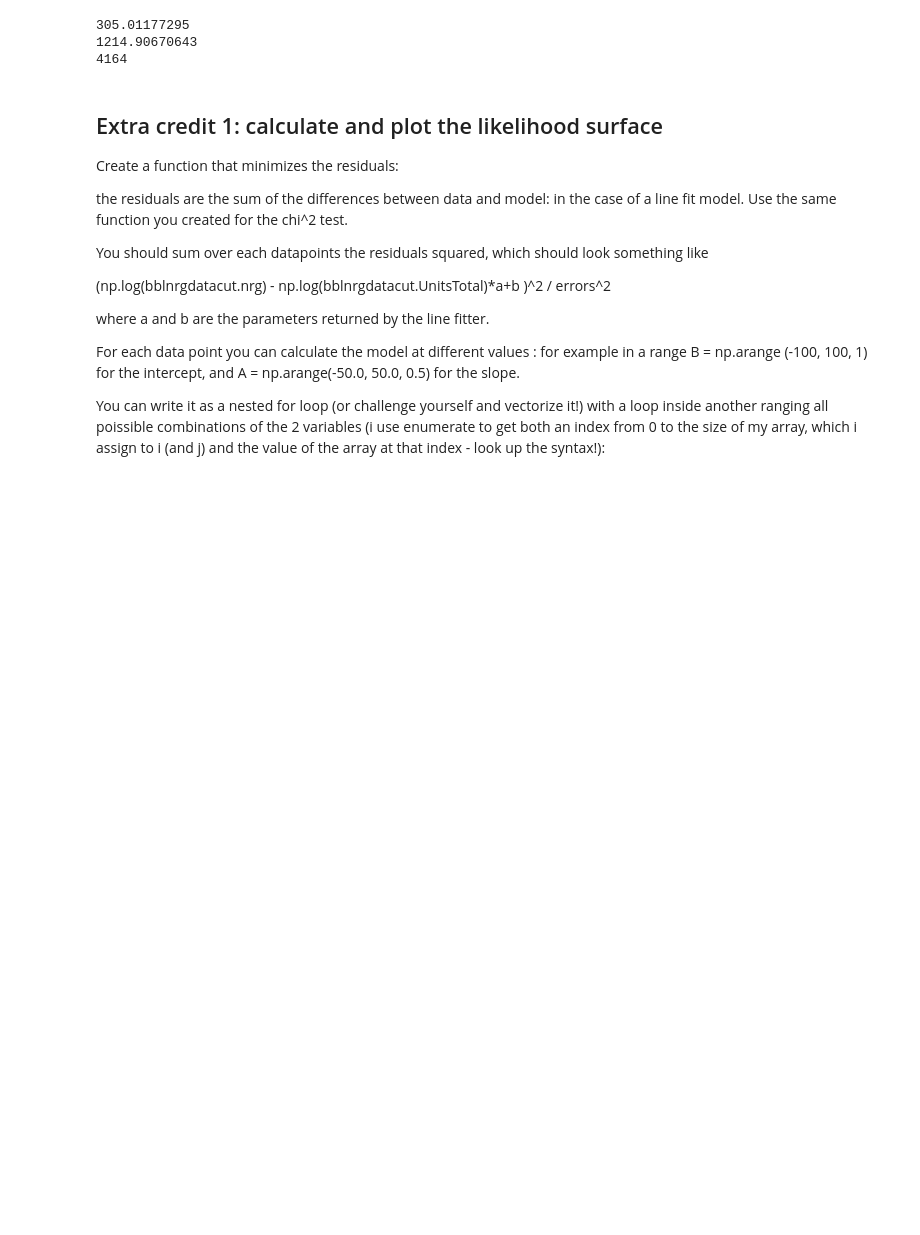
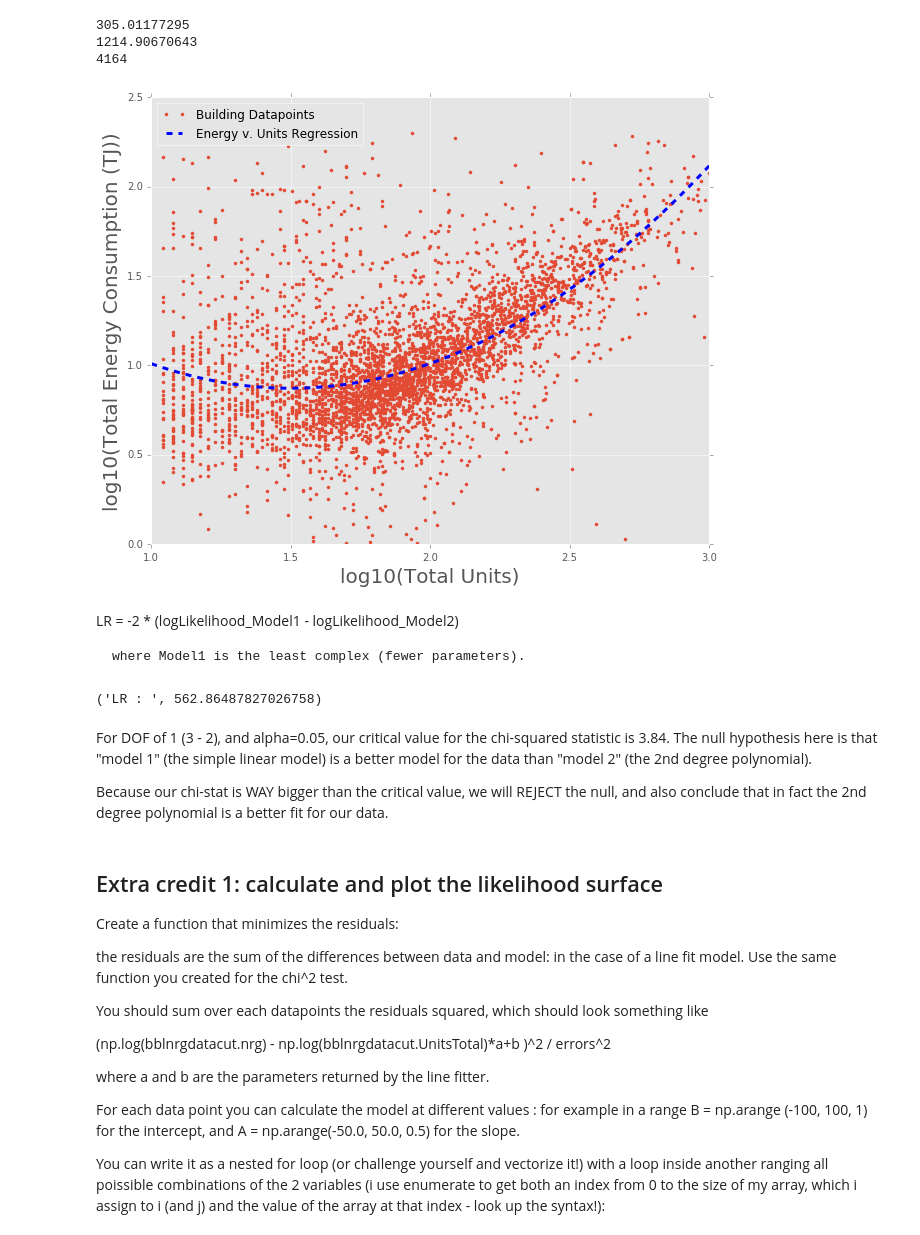
Before and after one commit to ian-wright/NYUclass-urban-informatics, a Jupyter notebook: HW6_iw453/hw6_assign1.ipynb, the cells around one changed output. Cells and saved outputs as stored; diff of their text form; code cells hidden in the pictures; blank space fills up the shorter version.

```diff
--- a/HW6_iw453/hw6_assign1.ipynb
+++ b/HW6_iw453/hw6_assign1.ipynb
@@ -469,3 +472,30 @@ print len(df.log_energy)
+# %%
+# 4) Fit a 2nd degree polynomial to the Units vs Energy.
+
+# I'm going to fit a 2nd degree polynomial to the Energy (Y) vs. Units (X) data, as this
+# has a much nicer distribution across the independent variable (Units in this case)
+#df['log_units_squared'] = df.log_units.map(np.square)
+poly2fit = np.polyfit(df.log_units, df.log_energy, 2)
+# %%
+# plot data and 2nd degree polynomial regression output for 'Energy vs Units' on log-log axes
+xrange = np.linspace(1, 3, 100)
+
+fig, ax = plt.subplots()
+fig.set_size_inches(10,8)
+
+ax.plot(df.log_units, df.log_energy, '.', label='Building Datapoints')
+
+# plot 2nd degree polynomial fitted line
+ax.plot(xrange, (poly2fit[0]*xrange**2) + (poly2fit[1]*xrange) + poly2fit[2],
+        'b--', linewidth=3, label='Energy v. Units Regression')
+
+ax.set_ylabel('log10(Total Energy Consumption (TJ))', fontsize=20)
+ax.set_xlabel('log10(Total Units)', fontsize=20)
+ax.legend(loc=2)
+
+plt.show()
+# %% [output]
+[figure, added]
 # %%
 # 5) Compare the Units vs Energy line fit and the Units vs Energy 2nd degree polynomial fit
 #    with the Likelihood ratio test.
@@ -472,6 +506,15 @@ print len(df.log_energy)
+# %% [markdown]
+LR  =  -2 * (logLikelihood_Model1 - logLikelihood_Model2)
+
+    where Model1 is the least complex (fewer parameters).
 # %%
-print ("LR : ", -2 * (-linemodel.llf - (-curvemodel.llf)))
-print ("LR from statsmodels:", curvemodel.compare_lr_test(linemodel))
+print ("LR : ", -2 * (e_u.llf - stats2fit.llf))
+# %% [output]
+('LR : ', 562.86487827026758)
+# %% [markdown]
+For DOF of 1 (3 - 2), and alpha=0.05, our critical value for the chi-squared statistic is 3.84. The null hypothesis here is that "model 1" (the simple linear model) is a better model for the data than "model 2" (the 2nd degree polynomial).
+
+Because our chi-stat is WAY bigger than the critical value, we will REJECT the null, and also conclude that in fact the 2nd degree polynomial is a better fit for our data.
 # %% [markdown]
 ## Extra credit 1: calculate and plot the likelihood surface
 Create a function that minimizes the residuals:
```
Also changed, not shown: parts of 9 cells of this notebook.
